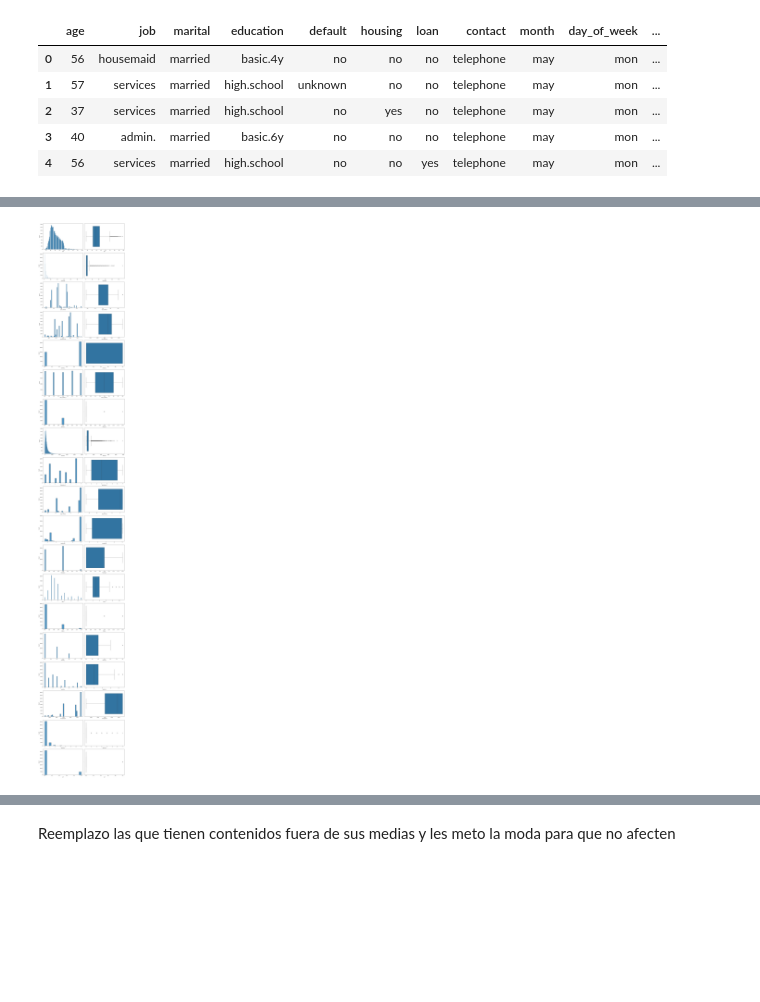
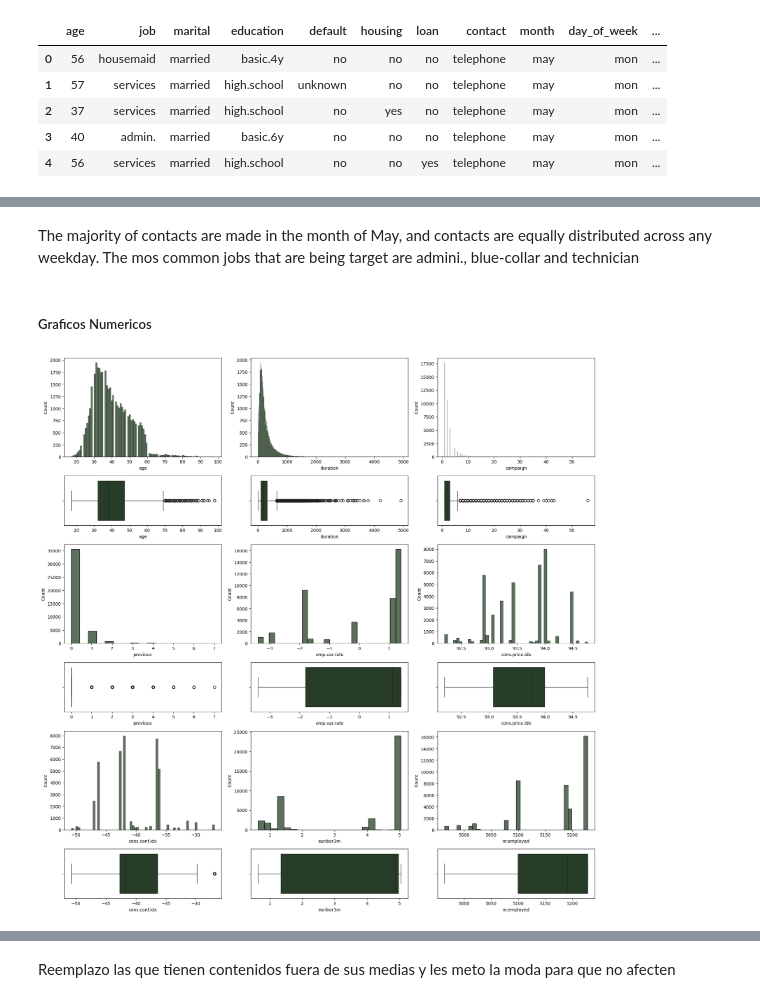
Before and after one commit to milser/Logistic-Regression-Project-Tutorial, a Jupyter notebook: src/explore.ipynb, the cells around one changed output, grey strips where cells are left out. Drawn from its saved outputs; the diff is of its cells as text; code cells hidden in the pictures; blank space fills up the shorter version.

```diff
--- a/src/explore.ipynb
+++ b/src/explore.ipynb
@@ -192,28 +147,9 @@ Aqui podemos ver como
-# %%
-
-import matplotlib.pyplot as plt
-import seaborn as sns
-numeric_columns = total_data_raw.columns.difference(non_numeric_columns)
-def plot_hist_box_pairs(clean_data, columns):
-    num_plots = len(columns)
-    num_rows = num_plots  # Cada par de gráficos se representará en una fila
-    num_cols = 2  # Cada fila tendrá un histograma y un boxplot
-
-    fig, axes = plt.subplots(num_rows, num_cols, figsize=(15, 5*num_rows))
-
-    for i, column in enumerate(columns):
-        row = i
-        col = 0  # Para cada par de gráficos, el histograma estará en la primera columna
-        sns.histplot(clean_data, x=column, ax=axes[row, col])
-
-        col = 1  # El boxplot estará en la segunda columna
-        sns.boxplot(clean_data, x=column, ax=axes[row, col])
-
-    plt.tight_layout()  # Ajustar el diseño para que no haya superposición
-
-# Ejemplo de uso:
-columns_to_plot = numeric_columns  # Lista de columnas que deseas representar
-plot_hist_box_pairs(clean_data, columns_to_plot)
-plt.show()
-# %% [output]
-[figure, removed]
+# %% [markdown]
+The majority of contacts are made in the month of May, and contacts are equally distributed across any weekday.
+The mos common jobs that are being target are admini., blue-collar and technician
+# %% [markdown]
+##### Graficos Numericos
+# %%
+EDA.univariate_histbox(numerical_list, clean_data,color= color)
+# %% [output]
+[figure, added]
```
Also changed, not shown: parts of 72 cells of this notebook, 16 other files.
